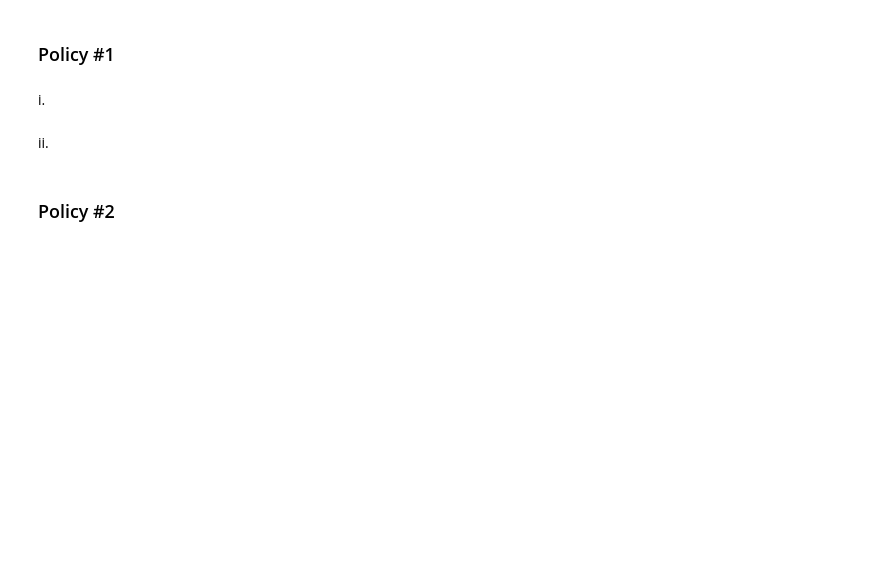
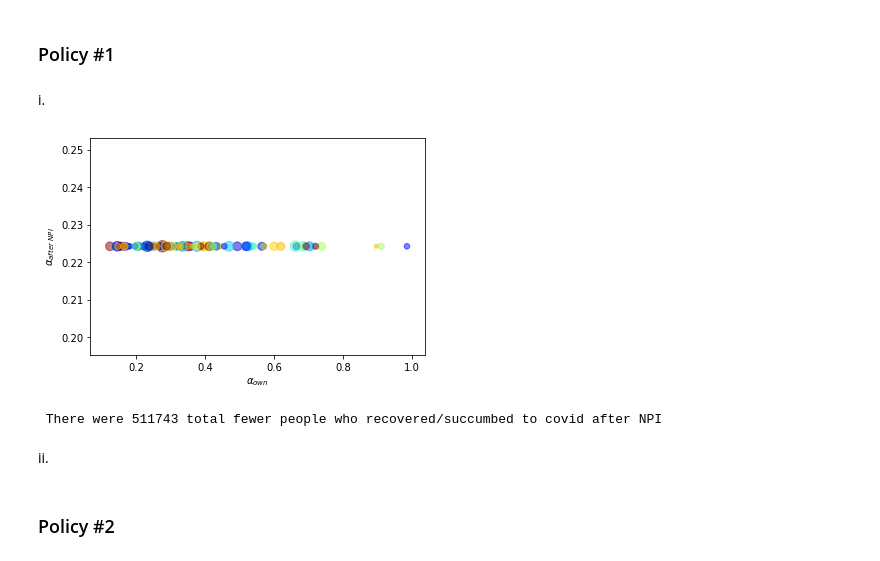
Before and after one commit to ssheridanucsb/CovidWastewater, a Jupyter notebook: Part2.ipynb, the cells around one changed output. Cells and saved outputs as stored; diff of their text form; code cells hidden in the pictures; blank space fills up the shorter version.

```diff
--- a/Part2.ipynb
+++ b/Part2.ipynb
@@ -56,15 +58,27 @@ for N_node, node_index in zip(N, range(nb_nodes)):
 alpha_predicted = np.zeros((nb_nodes))
 
 
-def loss_func(alpha):
+def loss_func(alpha, N_node, node_index):
 
-    ###### WRITE YOUR FUNCTION HERE
+    initial_conditions = np.concatenate(
+        (S[node_index, :, :, 9].flatten(), I[node_index, :, 9], [R[node_index, 9]]))
+
+    beta = beta_old * alpha
+
+    soln = solve_ivp(
+        SIR, (t[10], t[29]), initial_conditions, args=(N_node, beta, gamma), t_eval=t[10:30])
+
+    l_pred = Lc@soln.y[16:20]
+
+    l_obs = L_observed[node_index, 10:30]
+
+    mse = mean_squared_error(l_pred, l_obs)
 
     return mse
 
 
 for N_node, node_index in zip(N, range(nb_nodes)):
-    alpha_predicted[node_index] = fmin(loss_func, 0.5, disp=False)
+    alpha_predicted[node_index] = fmin(loss_func, 0.5, disp=False, args=(N_node, node_index))
 # %% [markdown]
 ## (b)
 # %%
@@ -93,3 +131,9 @@ def total_recovered_difference(alpha_afterNPI):
 ### Policy #1
 # %% [markdown]
 i.
+# %%
+node_budget = 1000000/nb_nodes
+alpha_after_even_budget = g(np.full(100, node_budget))
+scatter_plot(alpha_after_even_budget)
+# %% [output]
+[figure, added]
@@ -96,3 +143,7 @@ i.
+# %%
+print(f" There were {even_budget_total_diff:.0f} total fewer people who recovered/succumbed to covid after NPI")
+# %% [output]
+ There were 511743 total fewer people who recovered/succumbed to covid after NPI
 # %% [markdown]
 ii.
 # %% [markdown]
```
Also changed, not shown: parts of 22 cells of this notebook.
